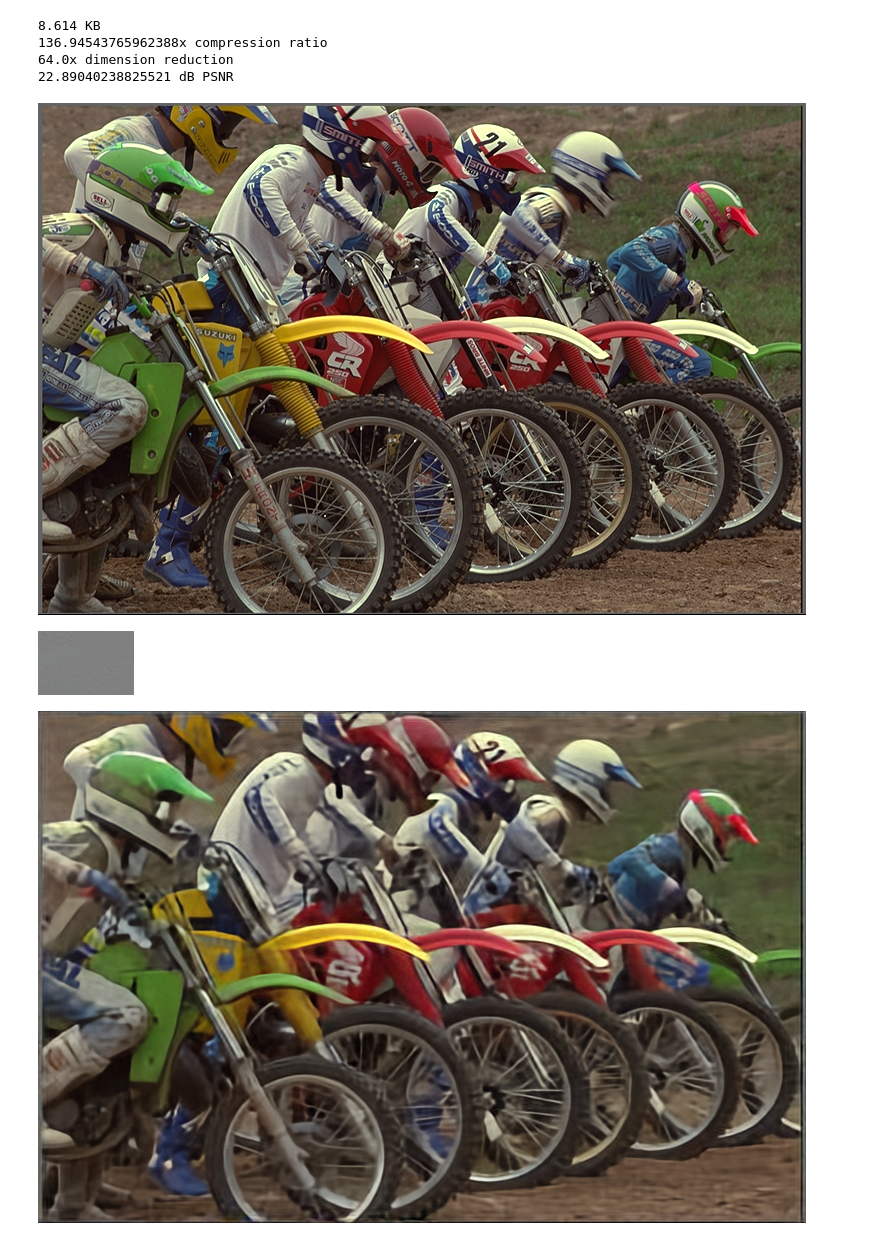
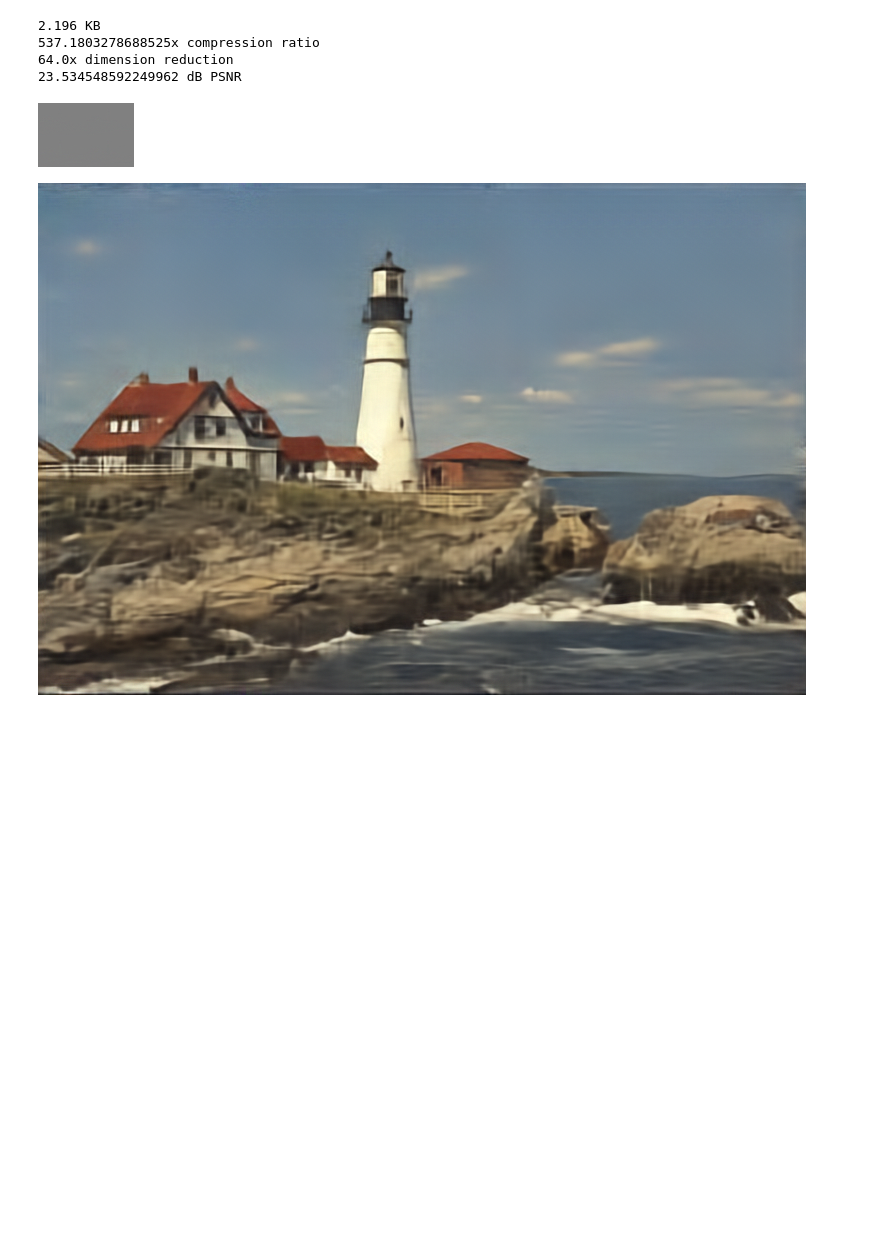
Before and after one commit to danjacobellis/autodance, a Jupyter notebook: dance_rgb_eval.ipynb, the cells around one changed output. Cells and saved outputs as stored; diff of their text form; code cells hidden in the pictures; blank space fills up the shorter version.

```diff
--- a/dance_rgb_eval.ipynb
+++ b/dance_rgb_eval.ipynb
@@ -12,7 +12,7 @@ from autocodec.codec import AutoCodecND, latent_to_pil, pil_to_latent
 device = "cpu"
 valid_dataset = datasets.load_dataset("danjacobellis/kodak", split='validation')
 # %%
-checkpoint = torch.load('../hf/dance/LF_rgb_f16c12_v1.6.pth', map_location=device,weights_only=False)
+checkpoint = torch.load('checkpoint.pth', map_location=device,weights_only=False)
 config = checkpoint['config']
 state_dict = checkpoint['state_dict']
 
@@ -21,52 +21,51 @@ model = AutoCodecND(
     input_channels=config.input_channels,
     J=int(config.F**0.5),
     latent_dim=config.latent_dim,
+    encoder_depth = config.encoder_depth,
+    encoder_kernel_size = config.encoder_kernel_size,
+    decoder_depth = config.decoder_depth,
     lightweight_encode=config.lightweight_encode,
     lightweight_decode=config.lightweight_decode,
-    post_filter=config.post_filter
 ).to(device)
 model.load_state_dict(state_dict)
 model.eval();
 # %%
-img = valid_dataset[4]['image']
+img = valid_dataset[20]['image']
 x = PILToTensor()(img).to(device).unsqueeze(0).to(torch.float) / 127.5 - 1.0
 x_orig = x[0]
 orig_dim = x.numel()
 
 x = Pad(0,padding_mode='reflect')(x)
 with torch.no_grad():
     z = model.encode(x)
     latent = model.quantize.compand(z).round()
 
 webp = latent_to_pil(latent.cpu(), n_bits=8, C=3)
 buff = io.BytesIO()
 webp[0].save(buff, format='WEBP', lossless=True)
 size_bytes = len(buff.getbuffer())
 print(f"{size_bytes/1e3} KB")
 print(f"{orig_dim/size_bytes}x compression ratio")
 print(f"{orig_dim/latent.numel()}x dimension reduction")
 
 latent_decoded = pil_to_latent(webp, N=config.latent_dim, n_bits=8, C=3).to(device)
 
 with torch.no_grad():
     x_hat = model.decode(latent_decoded)
-    if config.post_filter:
-        x_hat = model.post_filter(x_hat)
     x_hat = CenterCrop((x_orig.shape[1],x_orig.shape[2]))(x_hat)
 
 mse = torch.nn.functional.mse_loss(x_orig, x_hat[0])
 PSNR = -10 * mse.log10().item() + 20*np.log10(2)
 print(f"{PSNR} dB PSNR")
 
-display(ToPILImage()(x_orig.clamp(-1, 1) / 2 + 0.5))  # Original image
+# display(ToPILImage()(x_orig.clamp(-1, 1) / 2 + 0.5))  # Original image
 display(webp[0])  # Compressed WEBP image
 display(ToPILImage()(x_hat[0].clamp(-1, 1) / 2 + 0.5))  # Reconstructed image
 # %% [output]
-8.614 KB
-136.94543765962388x compression ratio
+2.196 KB
+537.1803278688525x compression ratio
 64.0x dimension reduction
-22.89040238825521 dB PSNR
+23.534548592249962 dB PSNR
-[figure, old version]
+[figure, new version]
-[figure, old version]
+[figure, new version]
-[figure, removed]
 # %%
```
Also changed, not shown: parts of 5 cells of this notebook, 1 other file.
